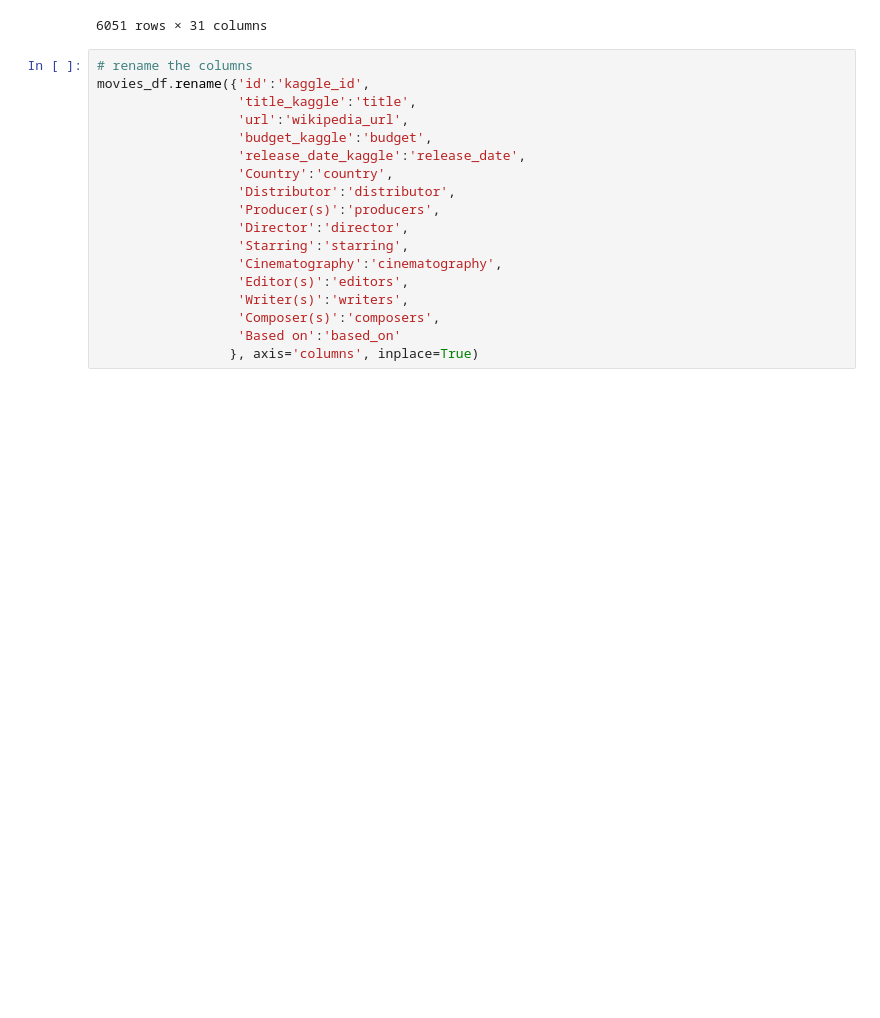
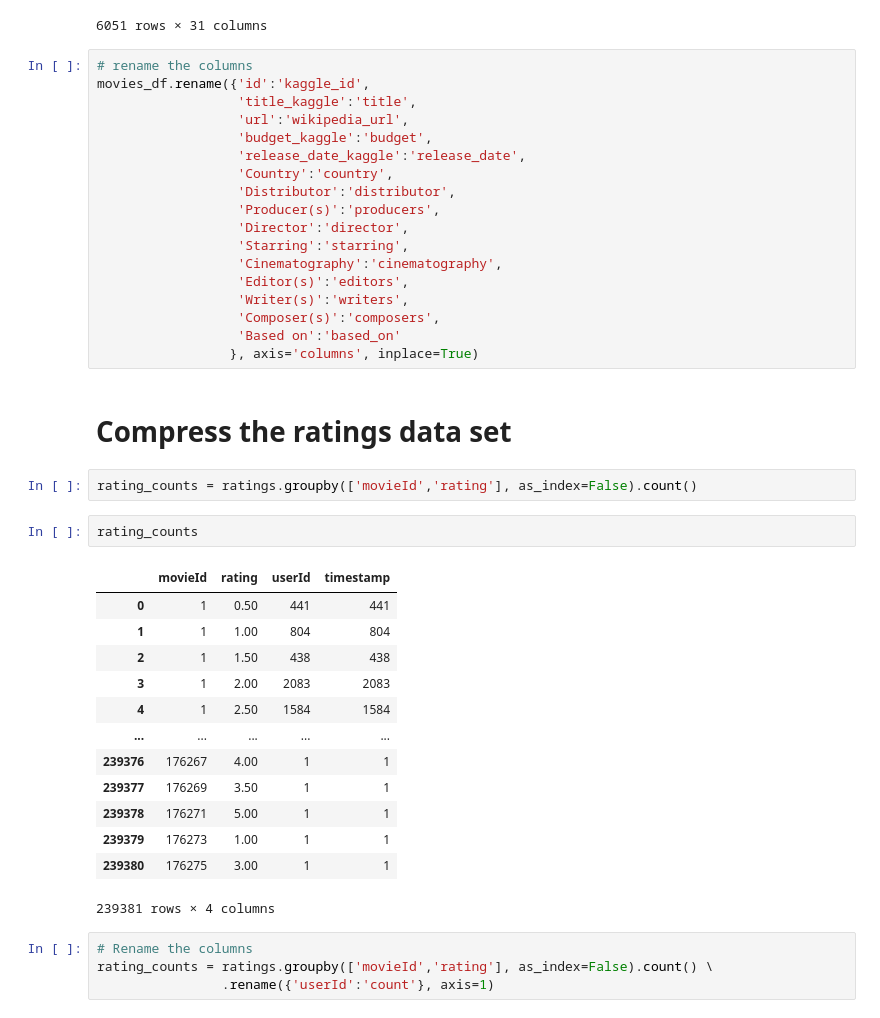
Before and after one commit to david-garza/Movies-ETL, a Jupyter notebook: ETL_parctice.ipynb, the cells around one changed output. Saved outputs shown, nothing was run; the diff lists cells and outputs as text; blank space fills up the shorter version.

```diff
--- a/ETL_parctice.ipynb
+++ b/ETL_parctice.ipynb
@@ -1238,3 +1238,27 @@ movies_df.rename({'id':'kaggle_id',
                   'Composer(s)':'composers',
                   'Based on':'based_on'
                  }, axis='columns', inplace=True)
+# %% [markdown]
+# Compress the ratings data set
+# %%
+rating_counts = ratings.groupby(['movieId','rating'], as_index=False).count()
+# %%
+rating_counts
+# %% [output]
+|  | movieId | rating | userId | timestamp |
+| 0 | 1 | 0.50 | 441 | 441 |
+| 1 | 1 | 1.00 | 804 | 804 |
+| 2 | 1 | 1.50 | 438 | 438 |
+| 3 | 1 | 2.00 | 2083 | 2083 |
+| 4 | 1 | 2.50 | 1584 | 1584 |
+| ... | ... | ... | ... | ... |
+| 239376 | 176267 | 4.00 | 1 | 1 |
+| 239377 | 176269 | 3.50 | 1 | 1 |
+| 239378 | 176271 | 5.00 | 1 | 1 |
+| 239379 | 176273 | 1.00 | 1 | 1 |
+| 239380 | 176275 | 3.00 | 1 | 1 |
+239381 rows × 4 columns
+# %%
+# Rename the columns
+rating_counts = ratings.groupby(['movieId','rating'], as_index=False).count() \
+                .rename({'userId':'count'}, axis=1)
```
Also changed, not shown: parts of 9 cells of this notebook.
